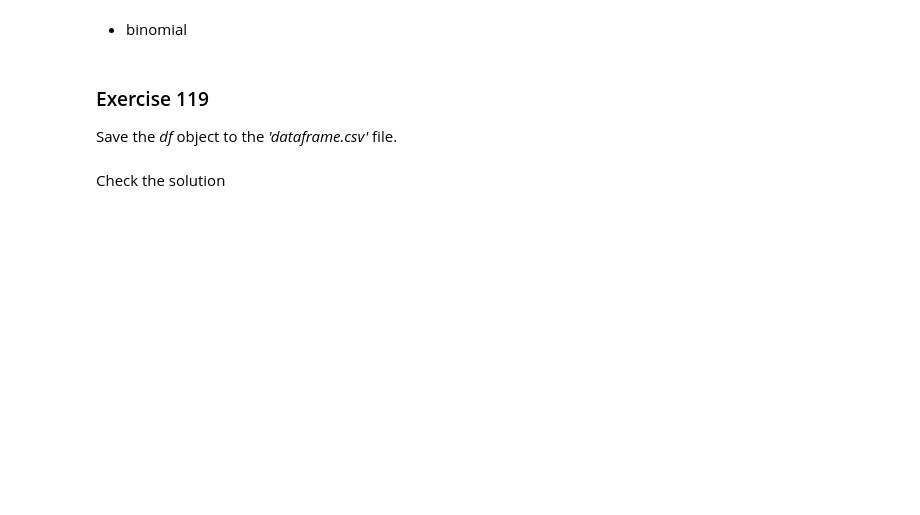
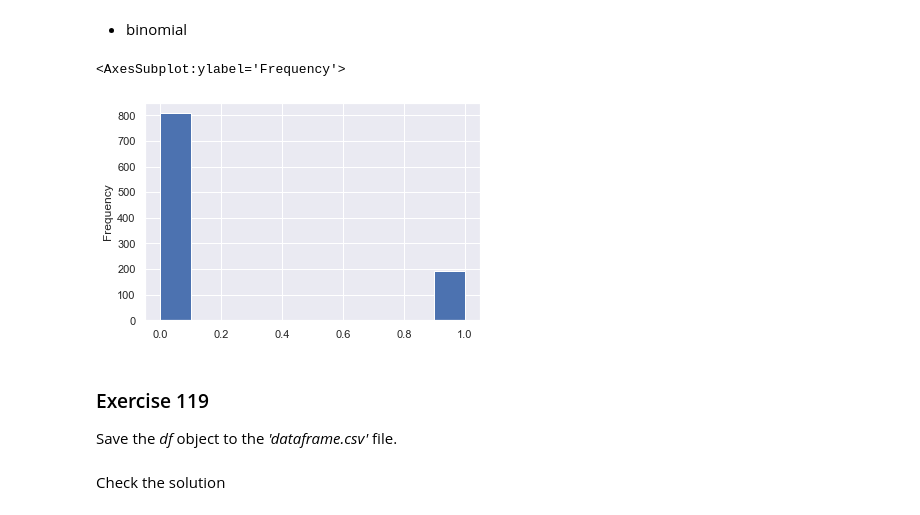
Before and after one commit to RajaeKrib/Pandas-Bootcamp, a Jupyter notebook: Pandas_111_120_Exercises.ipynb, the cells around one changed output. Cells and saved outputs as stored; diff of their text form; code cells hidden in the pictures; blank space fills up the shorter version.

```diff
--- a/Pandas_111_120_Exercises.ipynb
+++ b/Pandas_111_120_Exercises.ipynb
@@ -218,3 +303,8 @@ Using the _pd.DataFrame.plot_ method, build histograms for the next three variab
+# %%
+df['binomial'].plot(kind='hist')
+# %% [output]
+<AxesSubplot:ylabel='Frequency'>
+[figure, added]
 # %% [markdown]
 ### <a name='9'></a> Exercise 119
 Save the _df_ object to the _'dataframe.csv'_ file.
```
Also changed, not shown: parts of 22 cells of this notebook.
